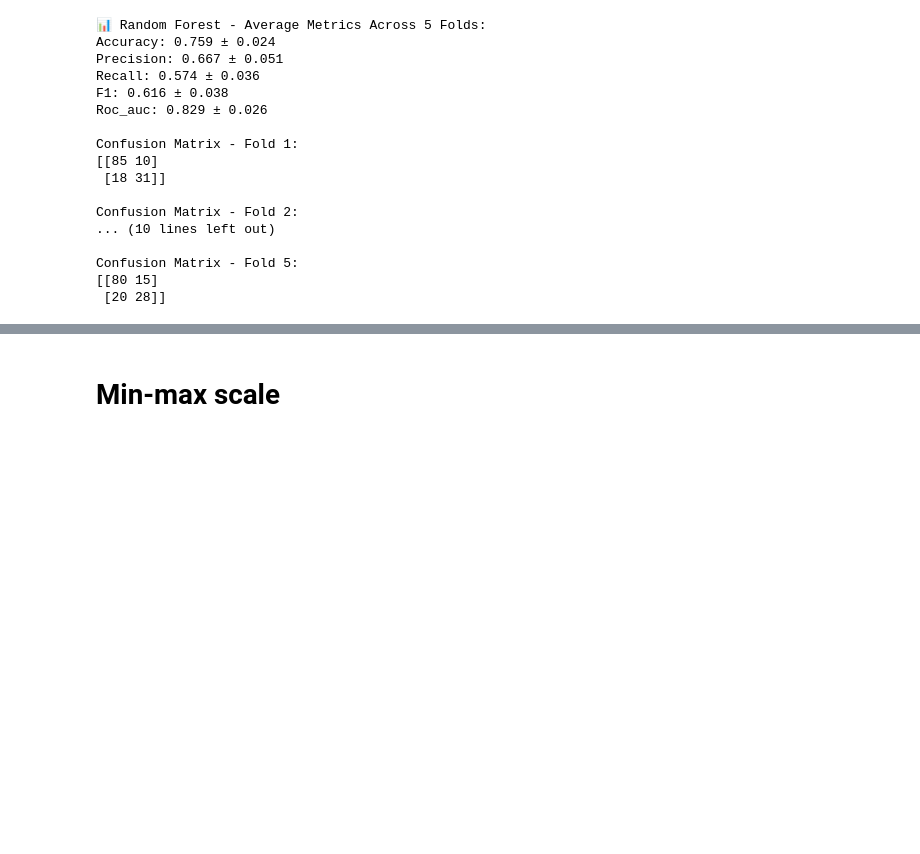
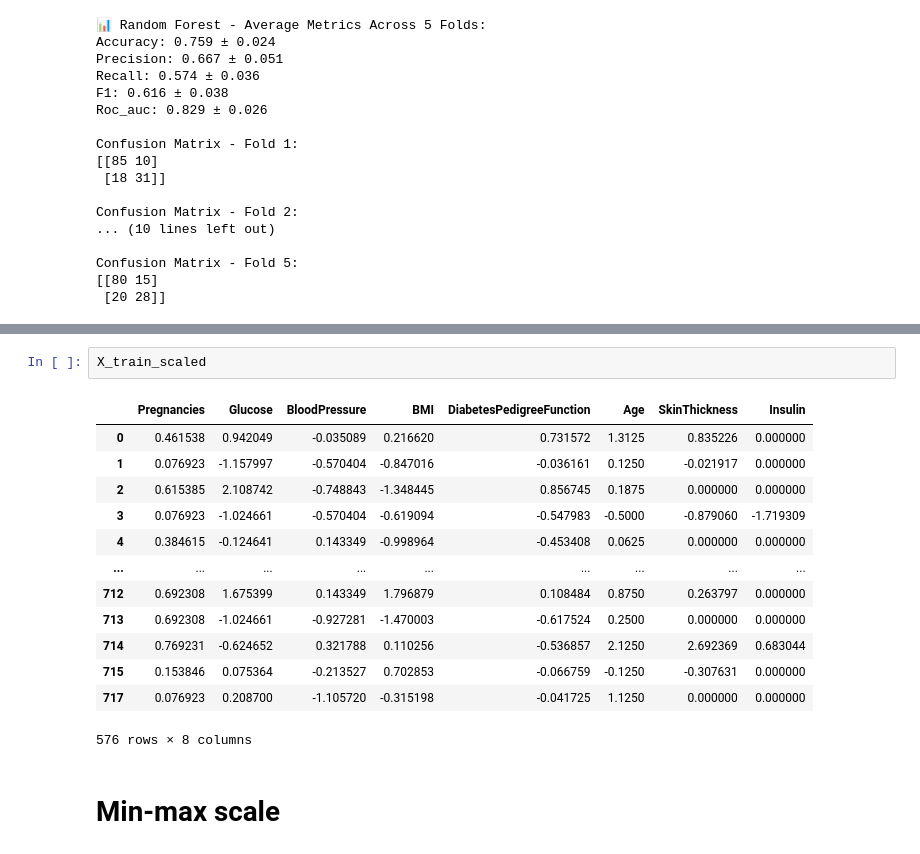
Before and after one commit to nigelmaxwee/sc5010-introduction-to-data-analysis, a Jupyter notebook: data-preprocessing.ipynb, the cells around one changed output, grey strips where cells are left out. Drawn from its saved outputs; the diff is of its cells as text; blank space fills up the shorter version.

```diff
--- a/data-preprocessing.ipynb
+++ b/data-preprocessing.ipynb
@@ -372,3 +703,19 @@ Confusion Matrix - Fold 5:
+# %%
+X_train_scaled
+# %% [output]
+|  | Pregnancies | Glucose | BloodPressure | BMI | DiabetesPedigreeFunction | Age | SkinThickness | Insulin |
+| 0 | 0.461538 | 0.942049 | -0.035089 | 0.216620 | 0.731572 | 1.3125 | 0.835226 | 0.000000 |
+| 1 | 0.076923 | -1.157997 | -0.570404 | -0.847016 | -0.036161 | 0.1250 | -0.021917 | 0.000000 |
+| 2 | 0.615385 | 2.108742 | -0.748843 | -1.348445 | 0.856745 | 0.1875 | 0.000000 | 0.000000 |
+| 3 | 0.076923 | -1.024661 | -0.570404 | -0.619094 | -0.547983 | -0.5000 | -0.879060 | -1.719309 |
+| 4 | 0.384615 | -0.124641 | 0.143349 | -0.998964 | -0.453408 | 0.0625 | 0.000000 | 0.000000 |
+| ... | ... | ... | ... | ... | ... | ... | ... | ... |
+| 712 | 0.692308 | 1.675399 | 0.143349 | 1.796879 | 0.108484 | 0.8750 | 0.263797 | 0.000000 |
+| 713 | 0.692308 | -1.024661 | -0.927281 | -1.470003 | -0.617524 | 0.2500 | 0.000000 | 0.000000 |
+| 714 | 0.769231 | -0.624652 | 0.321788 | 0.110256 | -0.536857 | 2.1250 | 2.692369 | 0.683044 |
+| 715 | 0.153846 | 0.075364 | -0.213527 | 0.702853 | -0.066759 | -0.1250 | -0.307631 | 0.000000 |
+| 717 | 0.076923 | 0.208700 | -1.105720 | -0.315198 | -0.041725 | 1.1250 | 0.000000 | 0.000000 |
+576 rows × 8 columns
 # %% [markdown]
 # Min-max scale
 # %%
```
Also changed, not shown: parts of 15 cells of this notebook.
